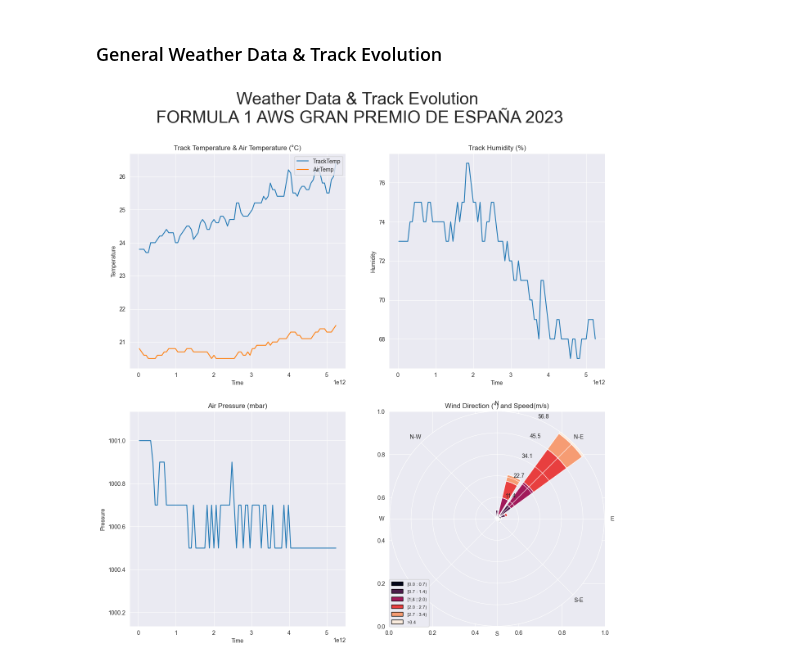
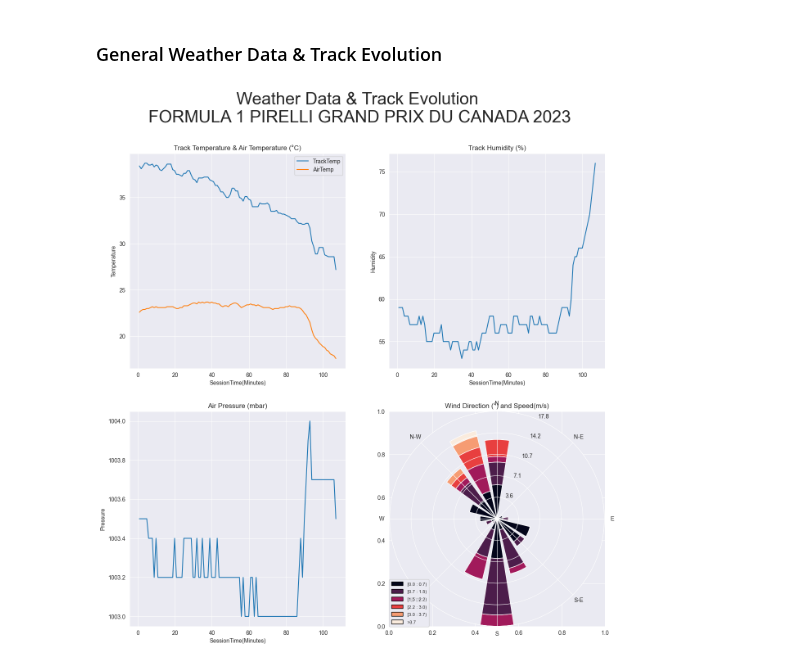
Before and after one commit to edmundhong/formula1-dataanalysis, a Jupyter notebook: Best Lap Analysis.ipynb, the cells around one changed output. Saved outputs shown, nothing was run; the diff lists cells and outputs as text; code cells hidden in the pictures.

```diff
--- a/Best Lap Analysis.ipynb
+++ b/Best Lap Analysis.ipynb
@@ -24,8 +24,8 @@ pd.set_option('display.max_columns', None)
 # %%
 # input session and year
 year = 2023
-location = 'Barcelona'
-session = 'Qualifying'
+location = 'Canada'
+session = 'FP2'
 
 # get session
 """
@@ -70,6 +66,14 @@ df.LapTime = df.LapTime.dt.total_seconds()
 df.Sector1Time = df.Sector1Time.dt.total_seconds()
 df.Sector2Time = df.Sector2Time.dt.total_seconds()
 df.Sector3Time = df.Sector3Time.dt.total_seconds()
+
+# weather
+df_weather = race.weather_data.copy()
+df_weather['Time'] = df_weather['Time'].dt.total_seconds()/60
+df_weather = df_weather.rename(columns={'Time':'SessionTime(Minutes)'})
+
+# Rain Indicator
+rain = df_weather.Rainfall.eq(True).any()
 # %% [markdown]
 ### Load Results and Gap Calculation
 # %%
@@ -313,29 +322,28 @@ for i in range(len(team_min_speed)):
 # %%
 fig, ax = plt.subplots(2,2, figsize=(15, 15))
 fig.suptitle('Weather Data & Track Evolution \n'+race_name, fontsize=30)
 
 # Track and Air Temperature
-sns.lineplot(data = race.weather_data, x='Time', y='TrackTemp', label = 'TrackTemp', ax = ax[0,0])
-sns.lineplot(data = race.weather_data, x='Time', y='AirTemp', label = 'AirTemp', ax = ax[0,0])
+sns.lineplot(data = df_weather, x='SessionTime(Minutes)', y='TrackTemp', label = 'TrackTemp', ax = ax[0,0])
+sns.lineplot(data = df_weather, x='SessionTime(Minutes)', y='AirTemp', label = 'AirTemp', ax = ax[0,0])
 ax[0,0].legend(loc='upper right')
 ax[0,0].set_ylabel('Temperature')
 ax[0,0].title.set_text('Track Temperature & Air Temperature (°C)')
 
 # Humidity
-sns.lineplot(race.weather_data, x='Time', y='Humidity', ax=ax[0,1])
+sns.lineplot(df_weather, x='SessionTime(Minutes)', y='Humidity', ax=ax[0,1])
 ax[0,1].title.set_text('Track Humidity (%)')
 
 # Pressure
-sns.lineplot(data = race.weather_data, x='Time', y='Pressure', ax = ax[1,0])
-ax[1,0].set_ylim(race.weather_data.Pressure.mean()-0.5,race.weather_data.Pressure.mean()+0.5)
+sns.lineplot(data = df_weather, x='SessionTime(Minutes)', y='Pressure', ax = ax[1,0])
 ax[1,0].title.set_text('Air Pressure (mbar)')
 
 # Wind Direction & Speed
 rect = ax[1,1].get_position()
 wax = WindroseAxes(fig, rect)
 fig.add_axes(wax)
-wax.bar(race.weather_data.WindDirection, race.weather_data.WindSpeed, normed=True, opening=0.8, edgecolor='white')
+wax.bar(df_weather.WindDirection, df_weather.WindSpeed, normed=True, opening=0.8, edgecolor='white')
 wax.set_legend()
 ax[1,1].title.set_text('Wind Direction (°) and Speed(m/s)')
 # %% [output]
-[figure, old version]
+[figure, new version]
```
Also changed, not shown: parts of 7 cells of this notebook.
